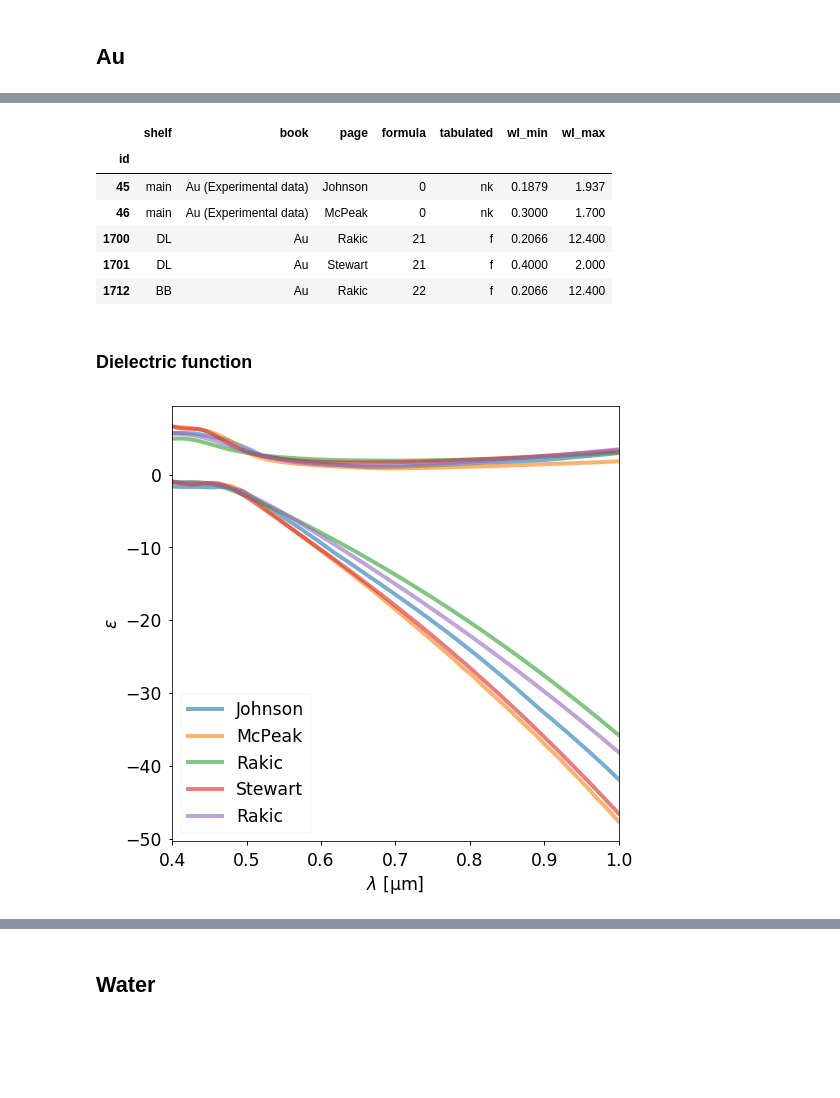
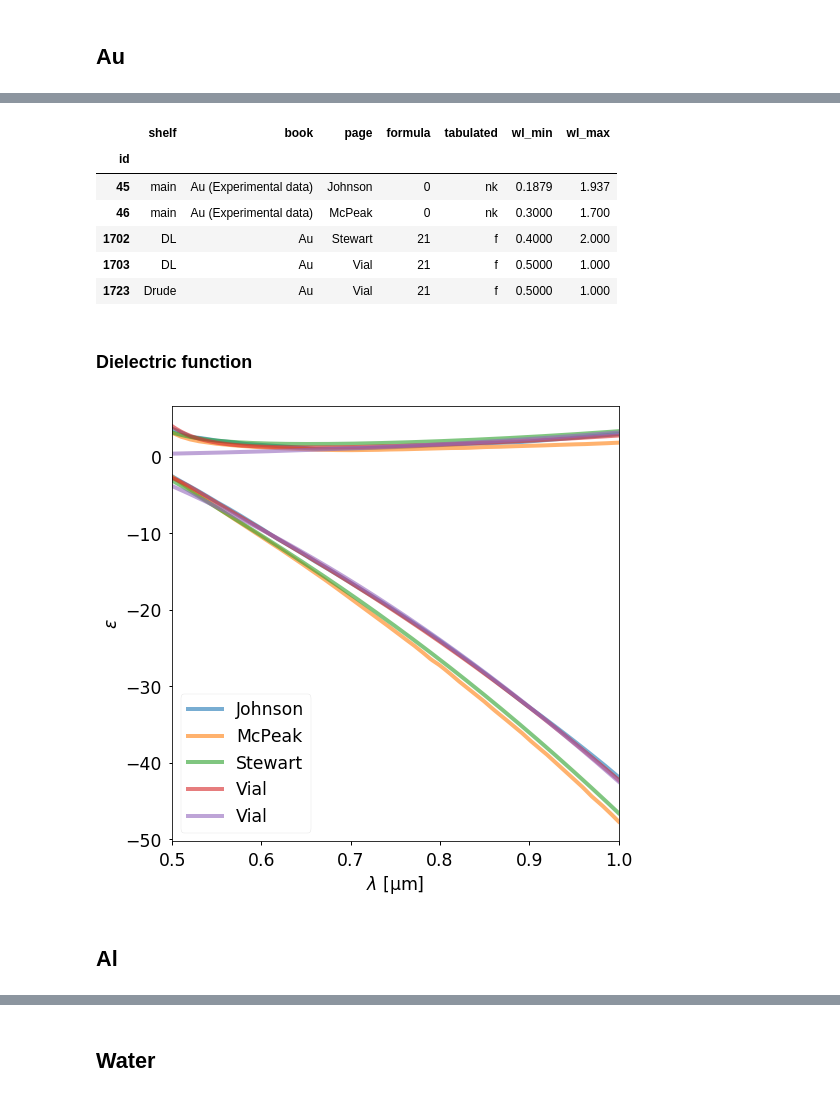
Before and after one commit to mnishida/RII_Pandas, a Jupyter notebook: examples/examples.ipynb, the cells around one changed output, grey strips where cells are left out. Drawn from its saved outputs; the diff is of its cells as text; code cells hidden in the pictures; blank space fills up the shorter version.

```diff
--- a/examples/examples.ipynb
+++ b/examples/examples.ipynb
@@ -44,5 +44,5 @@ ri.search('Ag')
 # %%
-Ag_id_list = [0, 1696, 1697, 1698, 1710]
+Ag_id_list = [0, 1698]
 ri.show(Ag_id_list)
 # %% [output]
 |  | shelf | book | page | formula | tabulated | wl_min | wl_max |
@@ -88,21 +86,23 @@ ri.search('Au')
 # %%
-Au_id_list = [45, 46, 1700, 1701, 1712]
+Au_id_list = [45, 46, 1702, 1703, 1723]
 ri.show(Au_id_list)
 # %% [output]
 |  | shelf | book | page | formula | tabulated | wl_min | wl_max |
 | id |  |  |  |  |  |  |  |
 | 45 | main | Au (Experimental data) | Johnson | 0 | nk | 0.1879 | 1.937 |
 | 46 | main | Au (Experimental data) | McPeak | 0 | nk | 0.3000 | 1.700 |
-| 1700 | DL | Au | Rakic | 21 | f | 0.2066 | 12.400 |
-| 1701 | DL | Au | Stewart | 21 | f | 0.4000 | 2.000 |
-| 1712 | BB | Au | Rakic | 22 | f | 0.2066 | 12.400 |
+| 1702 | DL | Au | Stewart | 21 | f | 0.4000 | 2.000 |
+| 1703 | DL | Au | Vial | 21 | f | 0.5000 | 1.000 |
+| 1723 | Drude | Au | Vial | 21 | f | 0.5000 | 1.000 |
 # %% [markdown]
 ### Dielectric function
 # %%
-wls = np.linspace(0.4, 1.0, 200)
+wls = np.linspace(0.5, 1.0, 200)
 for idx in Au_id_list:
     Au = ri.material(idx)
     Au.plot(wls, 'eps', alpha=0.6)
 plt.show()
 # %% [output]
-[figure, old version]
+[figure, new version]
+# %% [markdown]
+## Al
```
Also changed, not shown: parts of 18 cells of this notebook, 4 other files.
